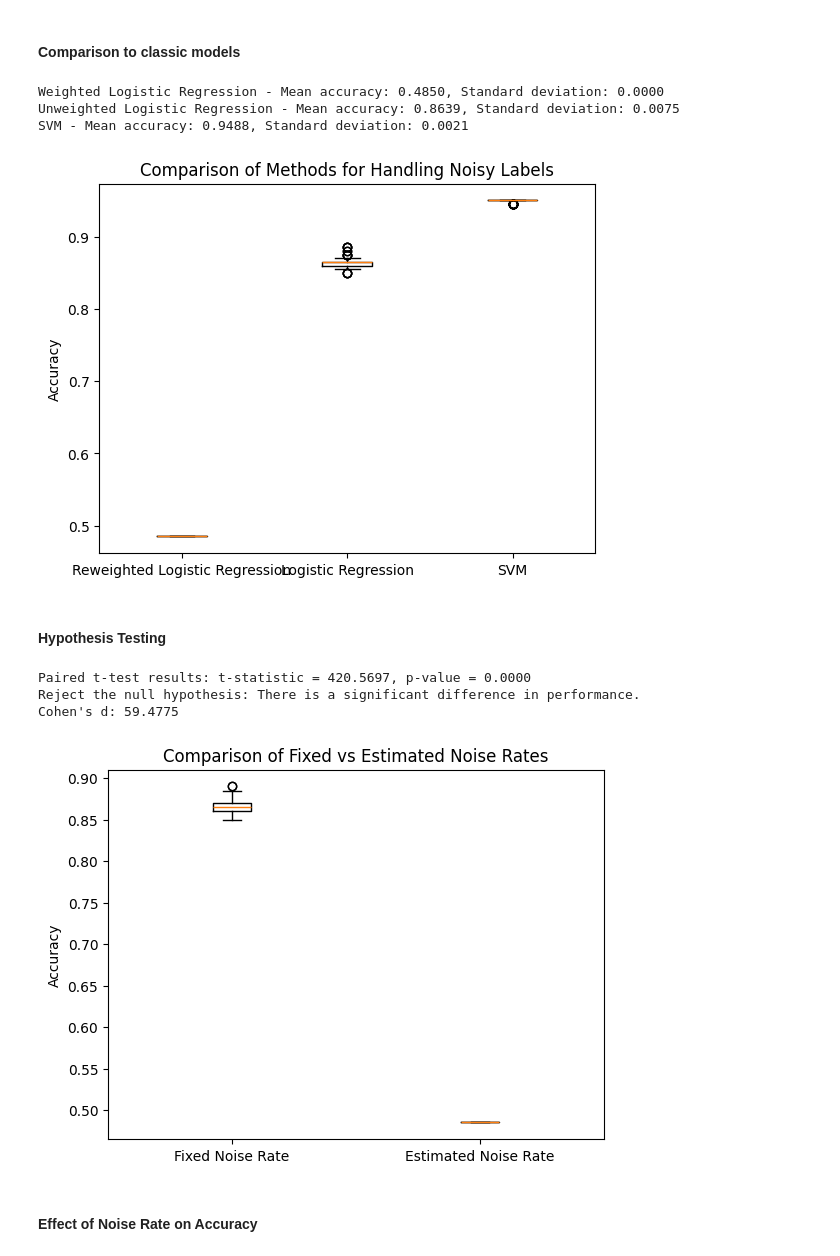
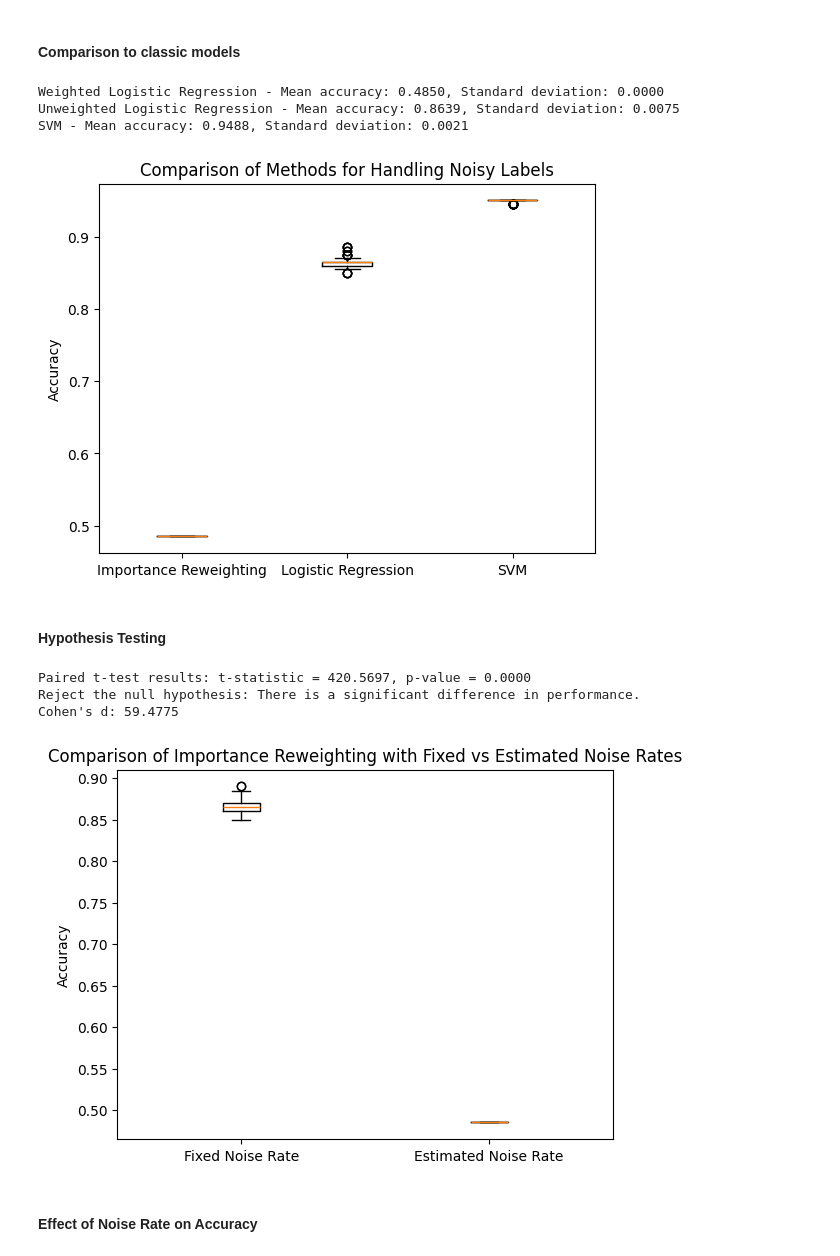
Before and after one commit to Bekona/Master_thesis, a Jupyter notebook: importance_reweighting.ipynb, the cells around one changed output. Cells and saved outputs as stored; diff of their text form; code cells hidden in the pictures.

```diff
--- a/importance_reweighting.ipynb
+++ b/importance_reweighting.ipynb
@@ -478,10 +478,10 @@ print(f"SVM - Mean accuracy: {mean_accuracy_svm:.4f}, Standard deviation: {std_a
 # Boxplot visualization function
 def visualize_boxplot(accuracies_weighted_lr, accuracies_unweighted_lr, accuracies_svm, filename="reweighting.jpg"):
     data = [accuracies_weighted_lr, accuracies_unweighted_lr, accuracies_svm]
-    plt.boxplot(data, labels=['Reweighted Logistic Regression', 'Logistic Regression', 'SVM'])
+    plt.boxplot(data, labels=['Importance Reweighting', 'Logistic Regression', 'SVM'])
     plt.ylabel('Accuracy')
     plt.title('Comparison of Methods for Handling Noisy Labels')
-    plt.savefig(filename, format='jpg', dpi=300)
+    # plt.savefig(filename, format='jpg', dpi=300)
     plt.show()
 
 # Visualize the accuracies using boxplot
@@ -490,7 +490,7 @@ visualize_boxplot(accuracies_weighted_lr, accuracies_unweighted_lr, accuracies_s
 Weighted Logistic Regression - Mean accuracy: 0.4850, Standard deviation: 0.0000
 Unweighted Logistic Regression - Mean accuracy: 0.8639, Standard deviation: 0.0075
 SVM - Mean accuracy: 0.9488, Standard deviation: 0.0021
-[figure, old version]
+[figure, new version]
 # %% [markdown]
 #### Hypothesis Testing
 # %%
@@ -589,35 +589,35 @@ t_statistic, p_value = stats.ttest_rel(accuracies_fixed_noise, accuracies_estima
 print(f"Paired t-test results: t-statistic = {t_statistic:.4f}, p-value = {p_value:.4f}")
 
 # Interpretation of the hypothesis test result
 alpha = 0.05
 if p_value < alpha:
     print("Reject the null hypothesis: There is a significant difference in performance.")
 else:
     print("Fail to reject the null hypothesis: There is no significant difference in performance.")
 
 # Calculate Cohen's d to measure effect size
 mean_fixed = np.mean(accuracies_fixed_noise)
 mean_estimated = np.mean(accuracies_estimated_noise)
 std_pooled = np.sqrt((np.std(accuracies_fixed_noise, ddof=1) ** 2 + np.std(accuracies_estimated_noise, ddof=1) ** 2) / 2)
 cohens_d = (mean_fixed - mean_estimated) / std_pooled
 print(f"Cohen's d: {cohens_d:.4f}")
 
 # Visualize the results using a boxplot
 def visualize_comparison(accuracies_fixed_noise, accuracies_estimated_noise, filename="importance_reweighting_comparison.jpg"):
     data = [accuracies_fixed_noise, accuracies_estimated_noise]
     plt.boxplot(data, labels=['Fixed Noise Rate', 'Estimated Noise Rate'])
     plt.ylabel('Accuracy')
-    plt.title('Comparison of Fixed vs Estimated Noise Rates')
+    plt.title('Comparison of Importance Reweighting with Fixed vs Estimated Noise Rates')
     # plt.savefig(filename, format='jpg', dpi=300)
     plt.show()
 
 # Visualize the comparison
 visualize_comparison(accuracies_fixed_noise, accuracies_estimated_noise)
 # %% [output]
 Paired t-test results: t-statistic = 420.5697, p-value = 0.0000
 Reject the null hypothesis: There is a significant difference in performance.
 Cohen's d: 59.4775
-[figure, old version]
+[figure, new version]
 # %% [markdown]
 #### Effect of Noise Rate on Accuracy
 # %%
```
Also changed, not shown: parts of 2 cells of this notebook, 3 other files.
